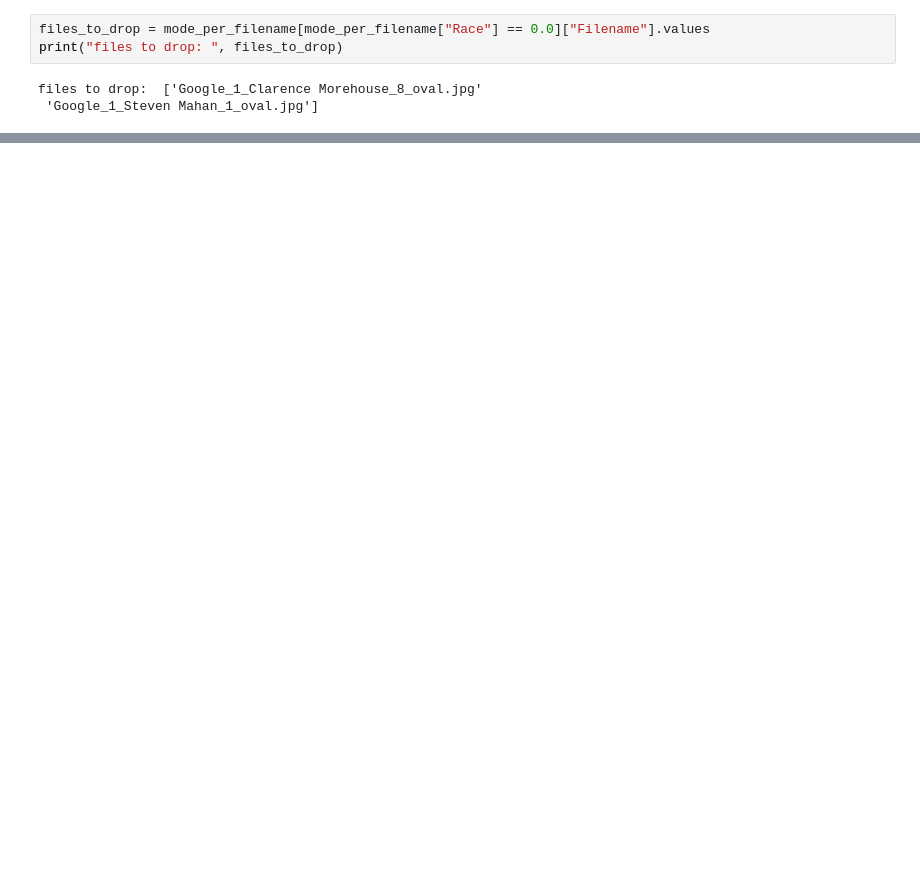
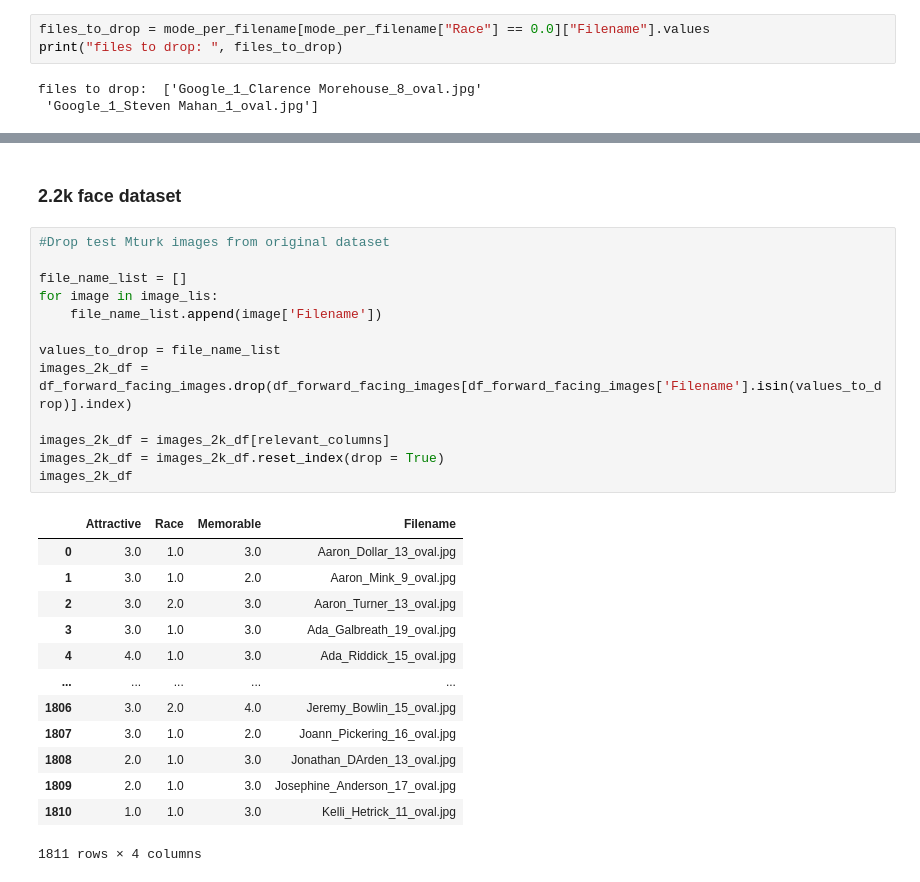
Before and after one commit to klee2024/data-ethics-final-project, a Jupyter notebook: MTurk_dataset.ipynb, the cells around one changed output, grey strips where cells are left out. Saved outputs shown, nothing was run; the diff lists cells and outputs as text; blank space fills up the shorter version.

```diff
--- a/MTurk_dataset.ipynb
+++ b/MTurk_dataset.ipynb
@@ -119,0 +214,29 @@ image_files
+# %% [markdown]
+### 2.2k face dataset
+# %%
+#Drop test Mturk images from original dataset
+
+file_name_list = []
+for image in image_lis:
+    file_name_list.append(image['Filename'])
+
+values_to_drop = file_name_list
+images_2k_df = df_forward_facing_images.drop(df_forward_facing_images[df_forward_facing_images['Filename'].isin(values_to_drop)].index)
+
+images_2k_df = images_2k_df[relevant_columns]
+images_2k_df = images_2k_df.reset_index(drop = True)
+images_2k_df
+# %% [output]
+|  | Attractive | Race | Memorable | Filename |
+| 0 | 3.0 | 1.0 | 3.0 | Aaron_Dollar_13_oval.jpg |
+| 1 | 3.0 | 1.0 | 2.0 | Aaron_Mink_9_oval.jpg |
+| 2 | 3.0 | 2.0 | 3.0 | Aaron_Turner_13_oval.jpg |
+| 3 | 3.0 | 1.0 | 3.0 | Ada_Galbreath_19_oval.jpg |
+| 4 | 4.0 | 1.0 | 3.0 | Ada_Riddick_15_oval.jpg |
+| ... | ... | ... | ... | ... |
+| 1806 | 3.0 | 2.0 | 4.0 | Jeremy_Bowlin_15_oval.jpg |
+| 1807 | 3.0 | 1.0 | 2.0 | Joann_Pickering_16_oval.jpg |
+| 1808 | 2.0 | 1.0 | 3.0 | Jonathan_DArden_13_oval.jpg |
+| 1809 | 2.0 | 1.0 | 3.0 | Josephine_Anderson_17_oval.jpg |
+| 1810 | 1.0 | 1.0 | 3.0 | Kelli_Hetrick_11_oval.jpg |
+1811 rows × 4 columns
```
Also changed, not shown: parts of 28 cells of this notebook.
